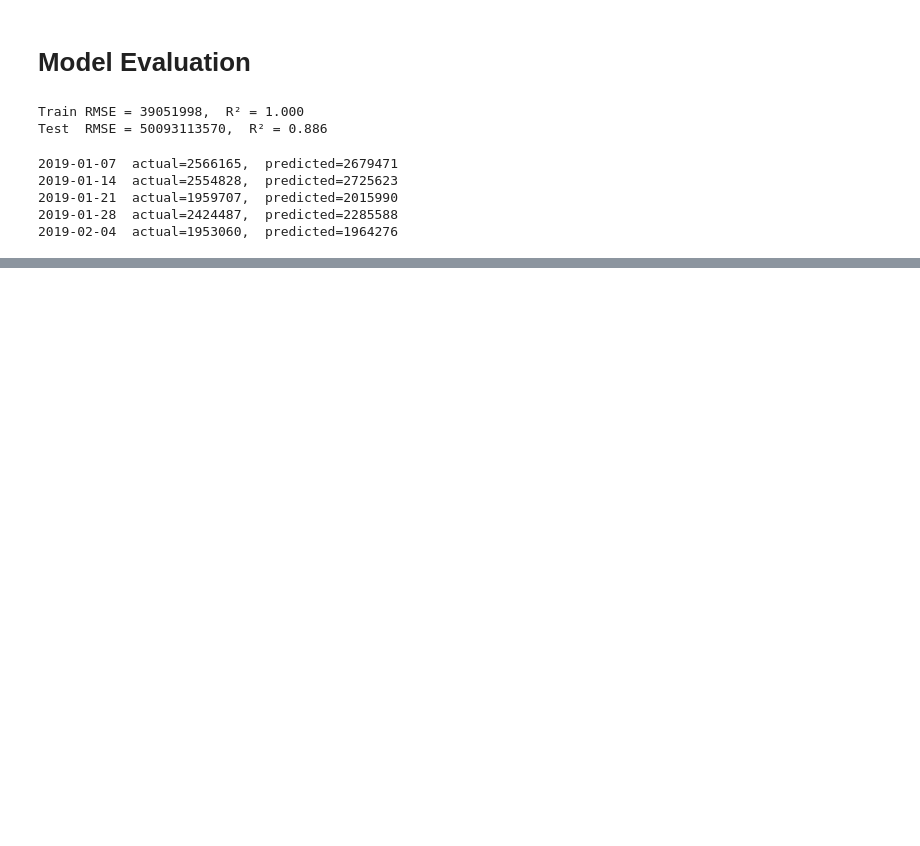
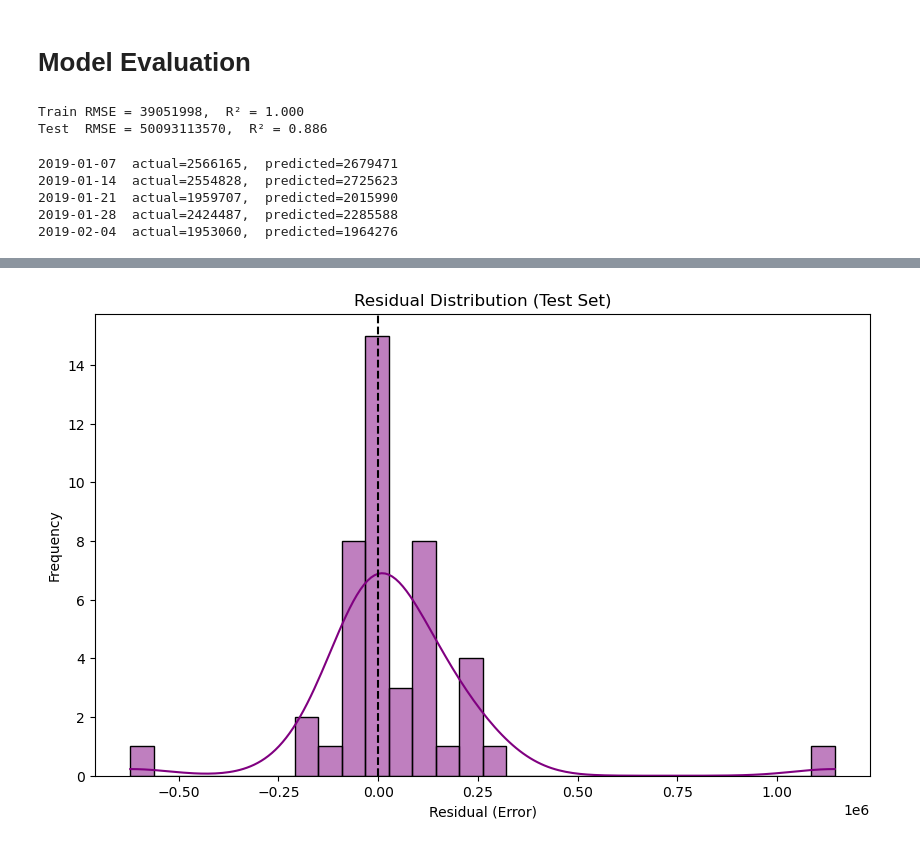
Before and after one commit to cwleung/mmm, a Jupyter notebook: mmm_xgb.ipynb, the cells around one changed output, grey strips where cells are left out. Saved outputs shown, nothing was run; the diff lists cells and outputs as text; code cells hidden in the pictures; blank space fills up the shorter version.

```diff
--- a/mmm_xgb.ipynb
+++ b/mmm_xgb.ipynb
@@ -122,0 +161,14 @@ for date, actual, pred in list(zip(test_y.index, test_y, test_pred))[:5]:
+# %%
+import seaborn as sns
+
+residuals = test_y - test_pred  # Calculate residuals (actual - predicted)
+
+plt.figure(figsize=(10, 6))
+sns.histplot(residuals, bins=30, kde=True, color='purple')
+plt.axvline(0, color='black', linestyle='dashed')
+plt.xlabel("Residual (Error)")
+plt.ylabel("Frequency")
+plt.title("Residual Distribution (Test Set)")
+plt.show()
+# %% [output]
+[figure, added]
```
Also changed, not shown: parts of 4 cells of this notebook.
